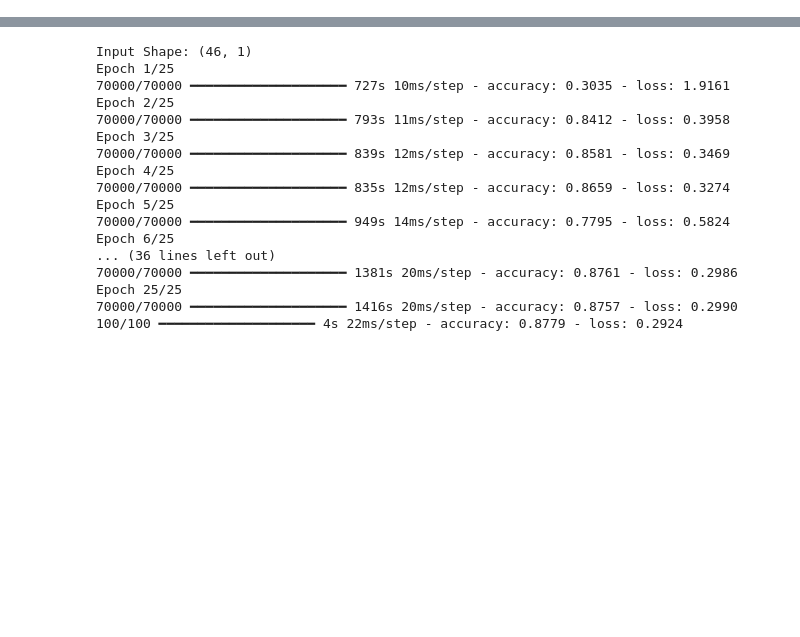
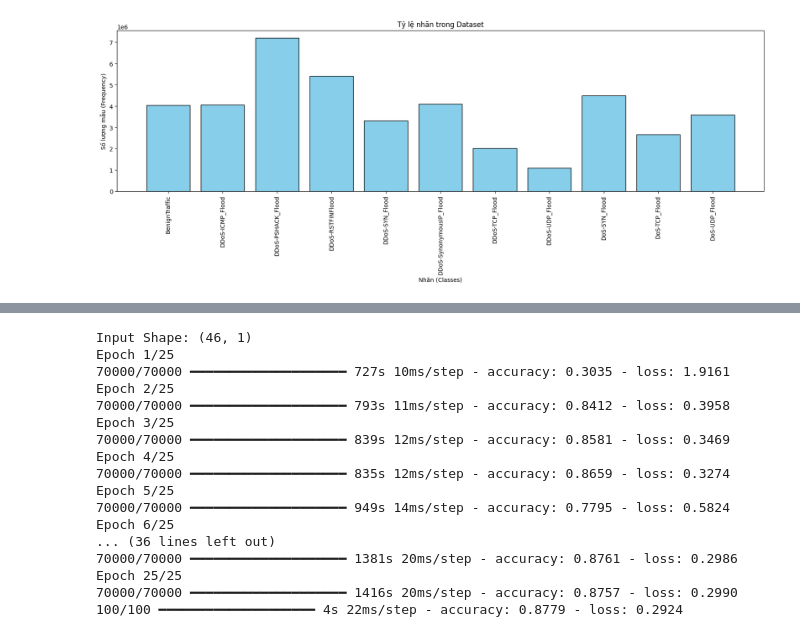
Before and after one commit to VoNhtHoang/Enhancing-Privacy-Preservation-of-Federated-Learning-for-IDS, a Jupyter notebook: CNN_model_with_dask.ipynb, the cells around one changed output, grey strips where cells are left out. Saved outputs shown, nothing was run; the diff lists cells and outputs as text; code cells hidden in the pictures; blank space fills up the shorter version.

```diff
--- a/CNN_model_with_dask.ipynb
+++ b/CNN_model_with_dask.ipynb
@@ -12,3 +12,20 @@ from tensorflow.keras.layers import Conv1D, MaxPooling1D, Flatten, Dense, Dropou
 file_path="C:/Users/hoang/FileCSV_DACN_2025/Benign_ddos_dos_Mapped_Dataset.csv"
 
 df = dk.read_csv(file_path)
+# %%
+import matplotlib.pyplot as plt
+
+# Đếm số lượng mỗi nhãn
+label_counts = df['label'].value_counts().compute()
+labels = ['BenignTraffic', 'DDoS-ICMP_Flood', 'DDoS-PSHACK_Flood', 'DDoS-RSTFINFlood', 'DDoS-SYN_Flood',
+                   'DDoS-SynonymousIP_Flood', 'DDoS-TCP_Flood', 'DDoS-UDP_Flood', 'DoS-SYN_Flood', 'DoS-TCP_Flood', 'DoS-UDP_Flood']
+# Vẽ biểu đồ cột
+plt.figure(figsize=(20, 5))
+plt.bar(labels, label_counts.values, color='skyblue', edgecolor='black')
+plt.xlabel("Nhãn (Classes)")
+plt.ylabel("Số lượng mẫu (Frequency)")
+plt.title("Tỷ lệ nhãn trong Dataset")
+plt.xticks(range(len(labels)) ,labels, rotation =90)
+plt.show()
+# %% [output]
+[figure, added]
```
Also changed, not shown: parts of 5 cells of this notebook, 4 other files.
